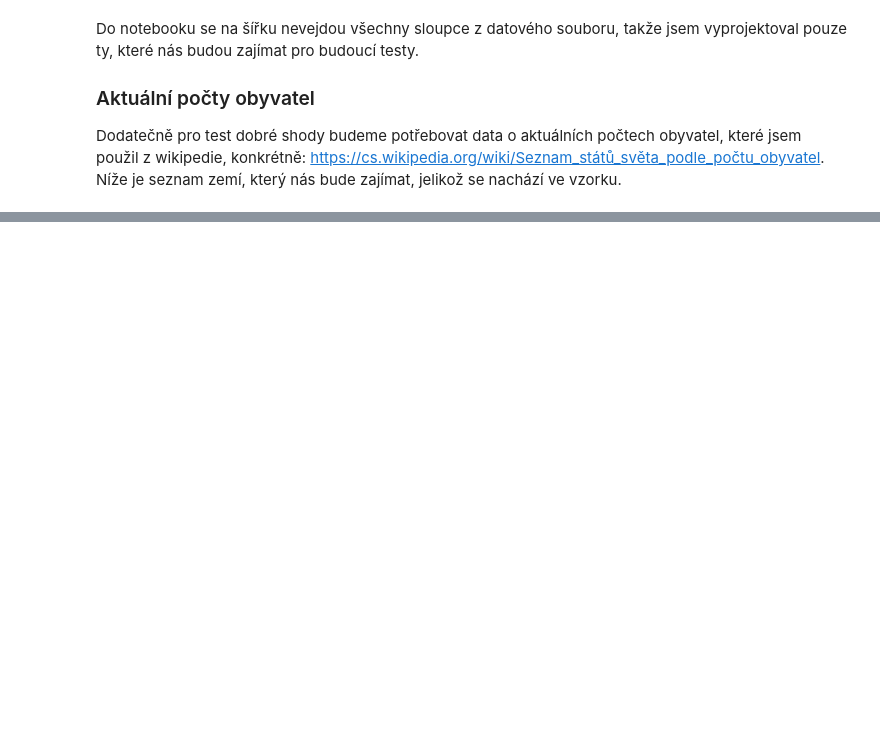
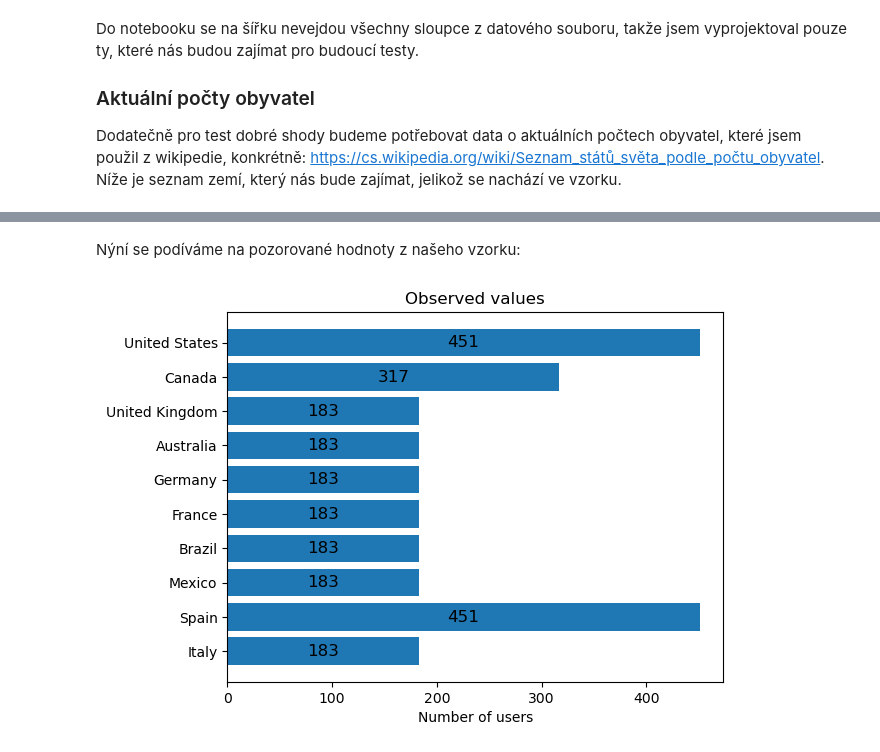
Before and after one commit to composerPigeon/StatisticWorkNetflix, a Jupyter notebook: Netflix.ipynb, the cells around one changed output, grey strips where cells are left out. Drawn from its saved outputs; the diff is of its cells as text; code cells hidden in the pictures; blank space fills up the shorter version.

```diff
--- a/Netflix.ipynb
+++ b/Netflix.ipynb
@@ -109,0 +162,47 @@ print(expected) #TODO: print histogram
+# %% [markdown]
+Nýní se podíváme na pozorované hodnoty z našeho vzorku:
+# %%
+observed = [0, 0, 0, 0, 0, 0, 0, 0, 0, 0]
+
+for row in data:
+    country = row["Country"]
+    if country == "United States":
+        observed[0] += 1
+    elif country == "Canada":
+        observed[1] += 1
+    elif country == "United Kingdom":
+        observed[2] += 1
+    elif country == "Australia":
+        observed[3] += 1
+    elif country == "Germany":
+        observed[4] += 1
+    elif country == "France":
+        observed[5] += 1
+    elif country == "Brazil":
+        observed[6] += 1
+    elif country == "Mexico":
+        observed[7] += 1
+    elif country == "Spain":
+        observed[8] += 1
+    elif country == "Italy":
+        observed[9] += 1
+
+fig_obs, ax_obs = plt.subplots(1, 1)
+
+hbars_obs = ax_obs.barh(countries, observed)
+
+ax_obs.set_title("Observed values")
+ax_obs.invert_yaxis()
+ax_obs.set_xlabel("Number of users")
+
+ax_obs.bar_label(
+    hbars_obs,
+    labels=observed,
+    color="black",
+    fontsize=12,
+    label_type="center"
+)
+
+plt.show()
+# %% [output]
+[figure, added]
```
Also changed, not shown: parts of 16 cells of this notebook, 1 other file.
